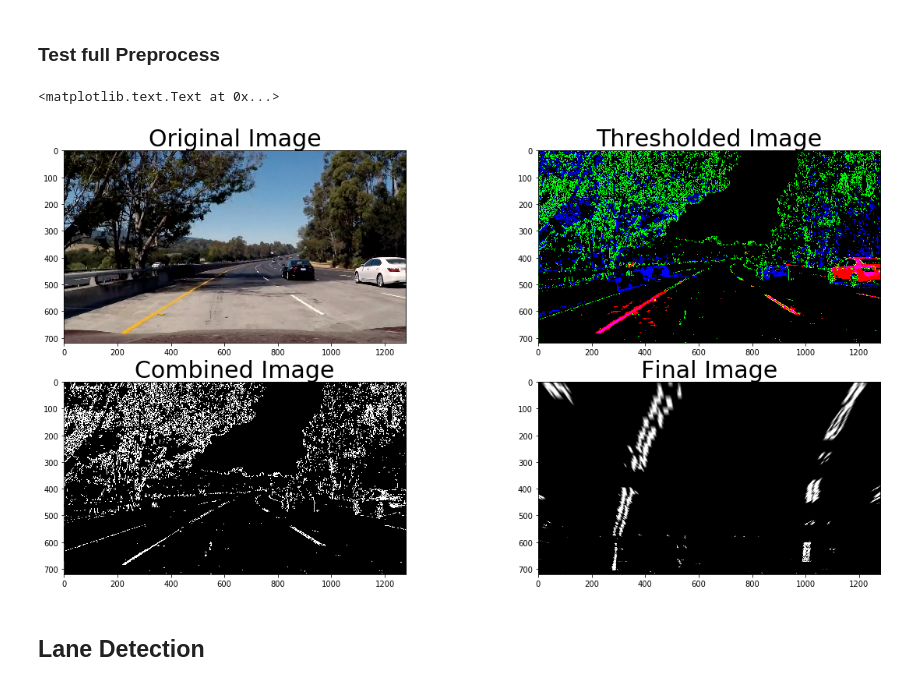
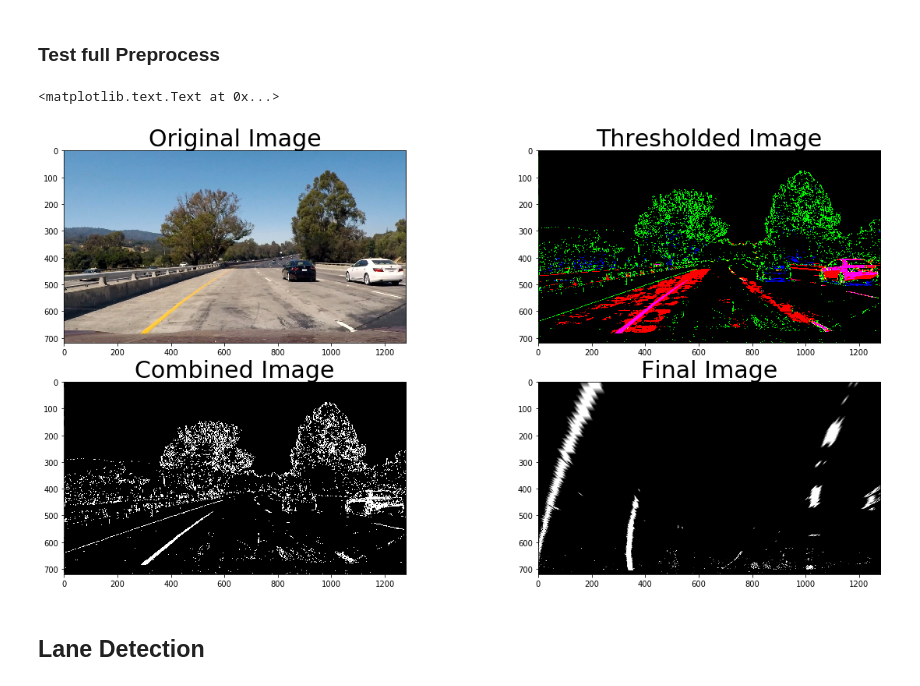
Before and after one commit to Maesla/Advanced-Lane-Lines, a Jupyter notebook: advance_lane_lines.ipynb, the cells around one changed output. Drawn from its saved outputs; the diff is of its cells as text; code cells hidden in the pictures.

```diff
--- a/advance_lane_lines.ipynb
+++ b/advance_lane_lines.ipynb
@@ -357,7 +357,7 @@ def pipeline(img, s_thresh=(170, 255), r_thresh = (200, 255), sx_thresh=(20, 100
     return color_binary, combined
 # %%
 test_image_folder = './test_images'
-test_image_path = test_image_folder + '/test5.jpg'
+test_image_path = test_image_folder + '/test1.jpg'
 test_image = mpimg.imread(test_image_path)
 
 calibration_folder = './camera_cal'
@@ -374,34 +374,34 @@ top_right = src[3]
 
 new_bottom_left = [300,bottom_left[1]]
 new_bottom_right = [1000,bottom_right[1]]
 new_top_left = [300,0]
 new_top_right = [1000,0]
 
 dest = []
 dest.append(new_bottom_left)
 dest.append(new_bottom_right)
 dest.append(new_top_left)
 dest.append(new_top_right)
 dest = np.float32(dest)
 
 M = cv2.getPerspectiveTransform(src, dest)
 img_size = (test_image.shape[1], test_image.shape[0])
 
 result, result_binary = pipeline(test_image, s_thresh=(200, 255), r_thresh = (200, 255), sx_thresh=(20, 100))
 final_result = image_preprocess(test_image, mtx, dist, M, img_size)
 
 f, ((ax1, ax2), (ax3, ax4)) = plt.subplots(2, 2, figsize=(20,10))
 ax1.imshow(test_image)
 ax1.set_title('Original Image', fontsize=30)
 ax2.imshow(result)
 ax2.set_title('Thresholded Image', fontsize=30)
 ax3.imshow(result_binary, cmap = 'gray')
 ax3.set_title('Combined Image', fontsize=30)
 ax4.imshow(final_result, cmap = 'gray')
 ax4.set_title('Final Image', fontsize=30)
 # %% [output]
 <matplotlib.text.Text at 0x...>
-[figure, old version]
+[figure, new version]
 # %% [markdown]
 ## Lane Detection
 # %% [markdown]
```
Also changed, not shown: parts of 2 cells of this notebook.
